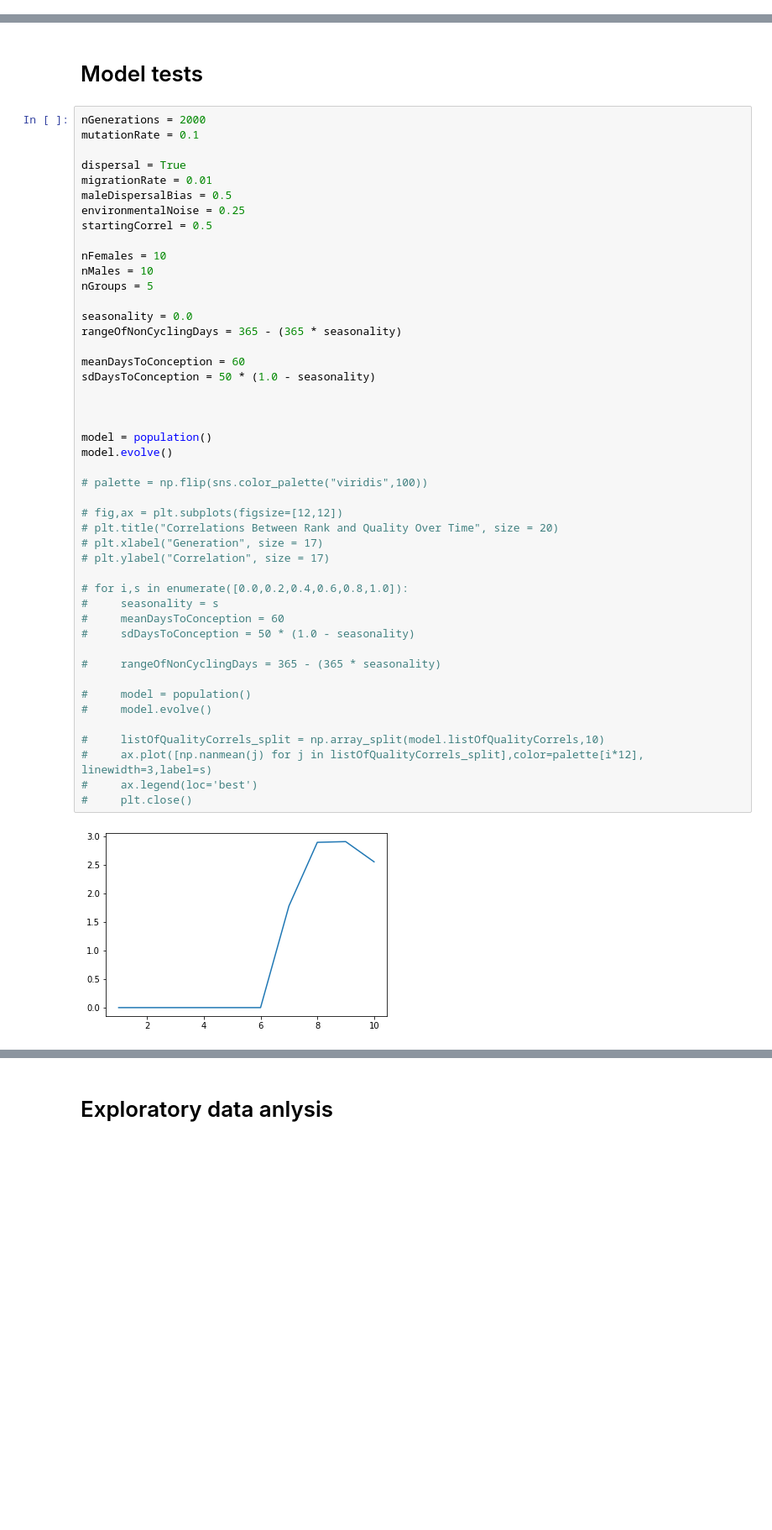
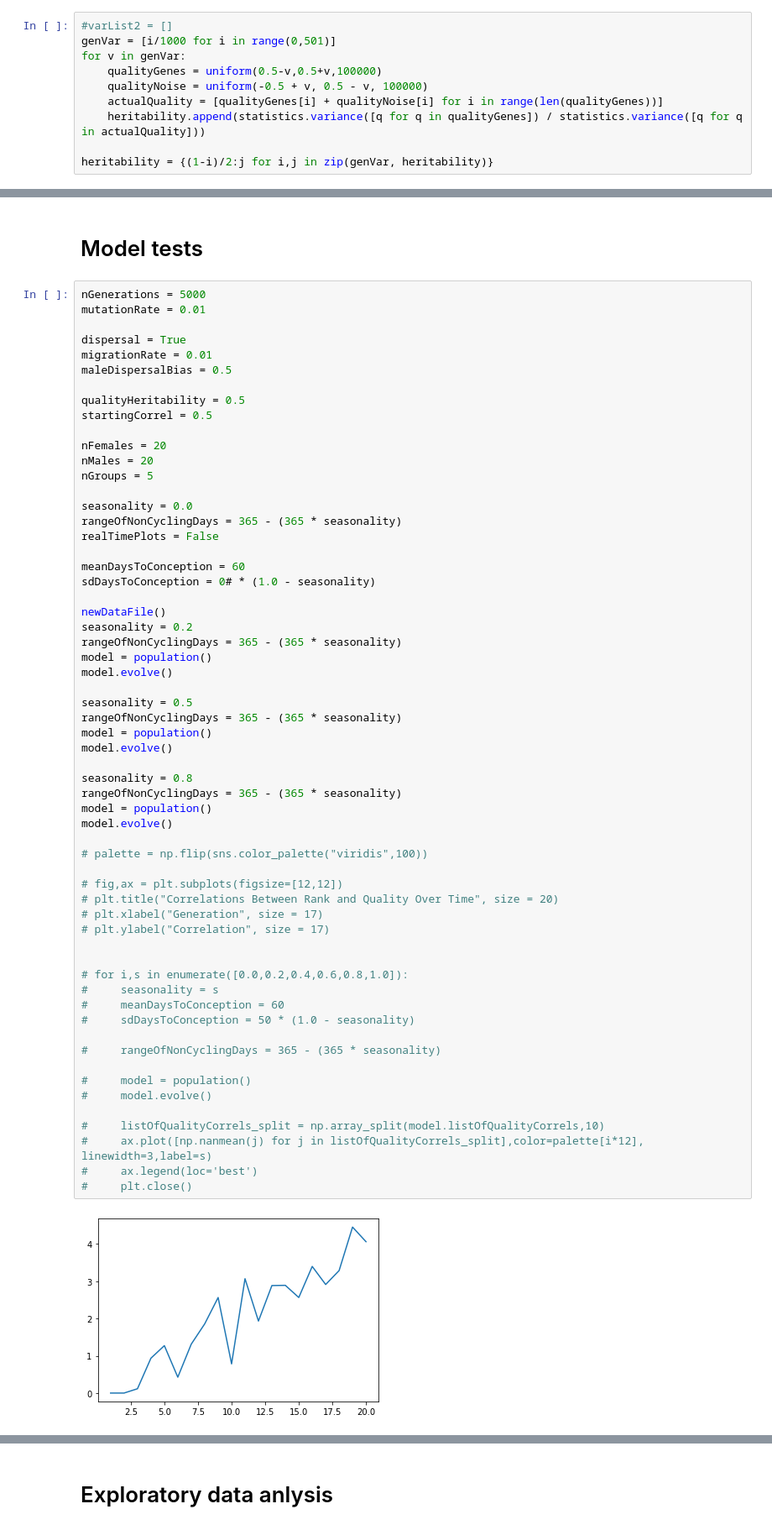
Before and after one commit to kevinrosenfield/FertilitySignalsABM, a Jupyter notebook: ReproductiveSkewSimulations.ipynb, the cells around one changed output, grey strips where cells are left out. Shown at 84% size. Drawn from its saved outputs; the diff is of its cells as text; blank space fills up the shorter version.

```diff
--- a/ReproductiveSkewSimulations.ipynb
+++ b/ReproductiveSkewSimulations.ipynb
@@ -86,0 +115,10 @@ class male:
+# %%
+#varList2 = []
+genVar = [i/1000 for i in range(0,501)]
+for v in genVar:
+    qualityGenes = uniform(0.5-v,0.5+v,100000)
+    qualityNoise = uniform(-0.5 + v, 0.5 - v, 100000)
+    actualQuality = [qualityGenes[i] + qualityNoise[i] for i in range(len(qualityGenes))]
+    heritability.append(statistics.variance([q for q in qualityGenes]) / statistics.variance([q for q in actualQuality]))
+
+heritability = {(1-i)/2:j for i,j in zip(genVar, heritability)}
@@ -381,53 +607,67 @@ class population:
 # %% [markdown]
 # Model tests
 # %%
-nGenerations = 2000
-mutationRate = 0.1
+nGenerations = 5000
+mutationRate = 0.01
 
 dispersal = True
 migrationRate = 0.01
 maleDispersalBias = 0.5
-environmentalNoise = 0.25
+
+qualityHeritability = 0.5
 startingCorrel = 0.5
 
-nFemales = 10
-nMales = 10
+nFemales = 20
+nMales = 20
 nGroups = 5
 
 seasonality = 0.0
 rangeOfNonCyclingDays = 365 - (365 * seasonality)
+realTimePlots = False
 
 meanDaysToConception = 60
-sdDaysToConception = 50 * (1.0 - seasonality)
+sdDaysToConception = 0# * (1.0 - seasonality)
 
+newDataFile()
+seasonality = 0.2
+rangeOfNonCyclingDays = 365 - (365 * seasonality)
+model = population()
+model.evolve()
 
+seasonality = 0.5
+rangeOfNonCyclingDays = 365 - (365 * seasonality)
+model = population()
+model.evolve()
 
+seasonality = 0.8
+rangeOfNonCyclingDays = 365 - (365 * seasonality)
 model = population()
 model.evolve()
 
 # palette = np.flip(sns.color_palette("viridis",100))
 
 # fig,ax = plt.subplots(figsize=[12,12])
 # plt.title("Correlations Between Rank and Quality Over Time", size = 20)
 # plt.xlabel("Generation", size = 17)
 # plt.ylabel("Correlation", size = 17)
+
 
 # for i,s in enumerate([0.0,0.2,0.4,0.6,0.8,1.0]):
 #     seasonality = s
 #     meanDaysToConception = 60
 #     sdDaysToConception = 50 * (1.0 - seasonality)
 
 #     rangeOfNonCyclingDays = 365 - (365 * seasonality)
 
 #     model = population()
 #     model.evolve()
 
 #     listOfQualityCorrels_split = np.array_split(model.listOfQualityCorrels,10)
 #     ax.plot([np.nanmean(j) for j in listOfQualityCorrels_split],color=palette[i*12], linewidth=3,label=s)
 #     ax.legend(loc='best')
 #     plt.close()
 # %% [output]
-[figure, old version]
+[figure, new version]
 # %%
 cols = ["Quality", "GeneQual","Correl","Rank","RS","Matings","Cost", "RS - Cost",
         "QualGene1","QualGene2","Noise","CorrGene1","CorrGene2"]
```
Also changed, not shown: parts of 32 cells of this notebook, 3 other files.
